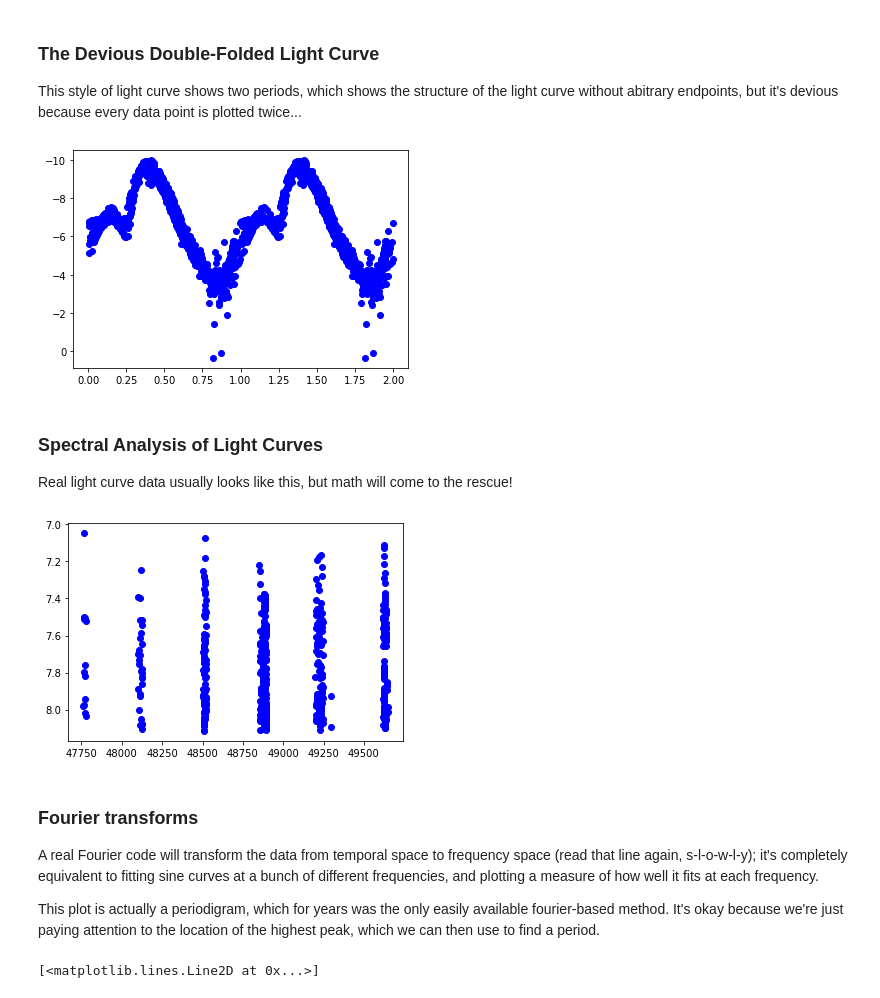
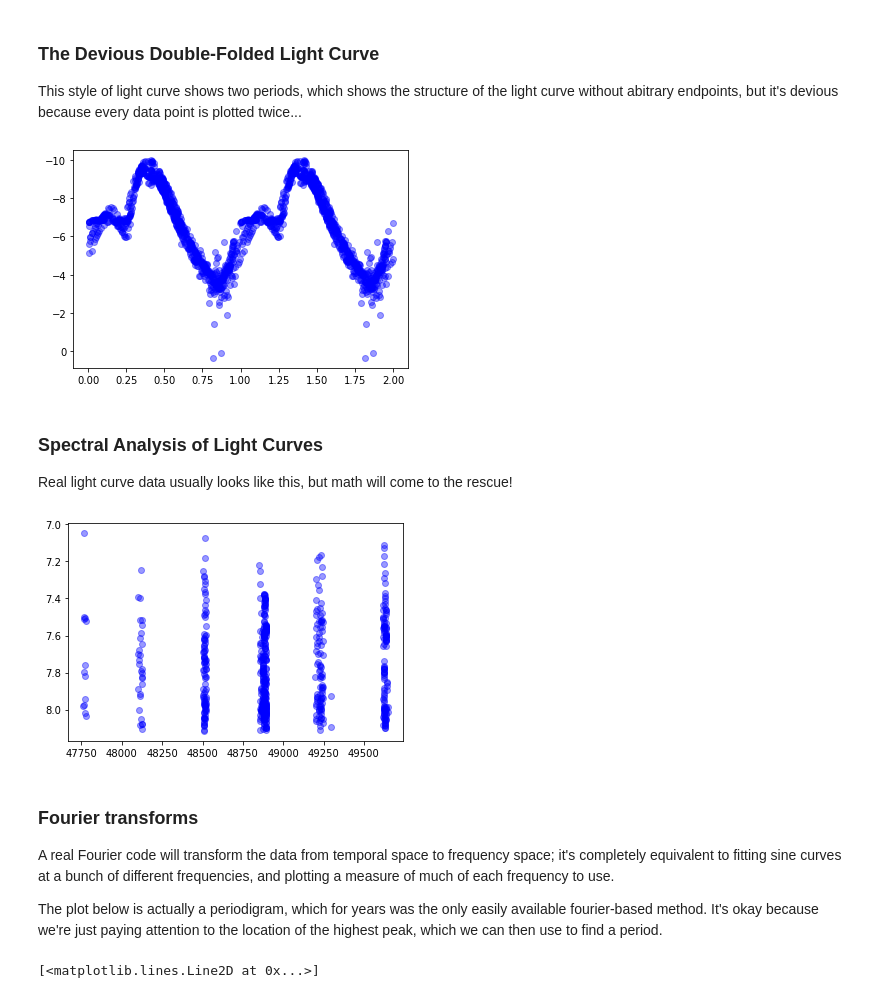
Before and after one commit to ojf/481, a Jupyter notebook: Working_with_Light_Curves/Working_with_Light_Curves.ipynb, the cells around one changed output. Cells and saved outputs as stored; diff of their text form; code cells hidden in the pictures.

```diff
--- a/Working_with_Light_Curves/Working_with_Light_Curves.ipynb
+++ b/Working_with_Light_Curves/Working_with_Light_Curves.ipynb
@@ -88,27 +89,27 @@ This style of light curve shows two periods, which shows the structure of the li
 # %%
 x = np.append( (t % period)/period, (t % period)/period + 1 )
 y = np.append( mag, mag )
-plt.plot( x, y, 'bo')
+plt.plot( x, y, 'bo', alpha=0.4)
 plt.gca().invert_yaxis()
 # %% [output]
-[figure, old version]
+[figure, new version]
 # %% [markdown]
 ### Spectral Analysis of Light Curves
 Real light curve data usually looks like this, but math will come to the rescue!
 # %%
 lc = np.genfromtxt('TU_Cas.dat', names=['date','mag'])
 t = lc['date']
 mag = lc['mag']
 
-plt.plot(t,mag, 'bo')
+plt.plot(t,mag, 'bo', alpha=0.4)
 plt.gca().invert_yaxis()
 # %% [output]
-[figure, old version]
+[figure, new version]
 # %% [markdown]
 ### Fourier transforms
-A real Fourier code will transform the data from temporal space to frequency space (read that line again, s-l-o-w-l-y); it's completely equivalent to fitting sine curves at a bunch of different frequencies, and plotting a measure of how well it fits at each frequency.
+A real Fourier code will transform the data from temporal space to frequency space; it's completely equivalent to fitting sine curves at a bunch of different frequencies, and plotting a measure of much of each frequency to use.
 
-This plot is actually a periodigram, which for years was the only easily available fourier-based method. It's okay because we're just paying attention to the location of the highest peak, which we can then use to find a period.
+The plot below is actually a periodigram, which for years was the only easily available fourier-based method. It's okay because we're just paying attention to the location of the highest peak, which we can then use to find a period.
 # %%
 from astropy.timeseries import LombScargle
 frequency, power = LombScargle(t, mag).autopower()
```
Also changed, not shown: parts of 11 cells of this notebook, 1 other file.
